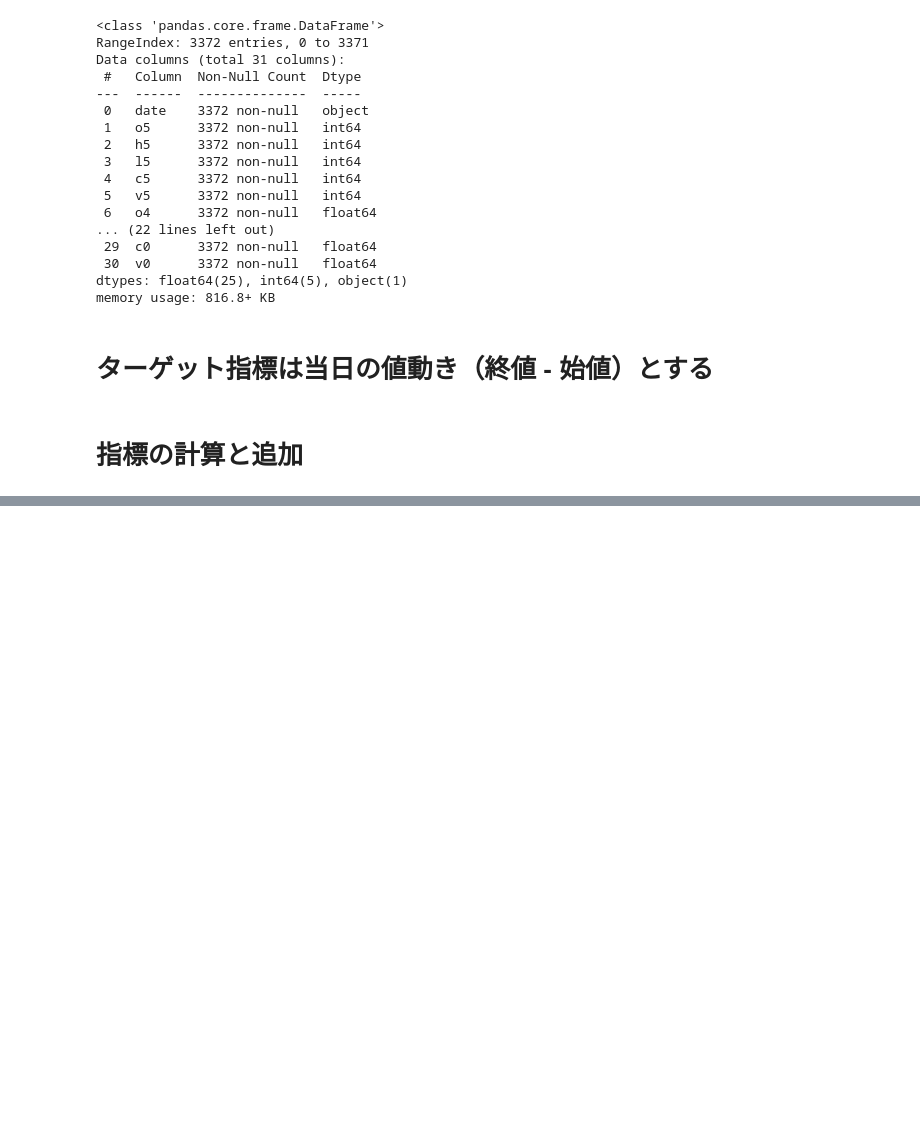
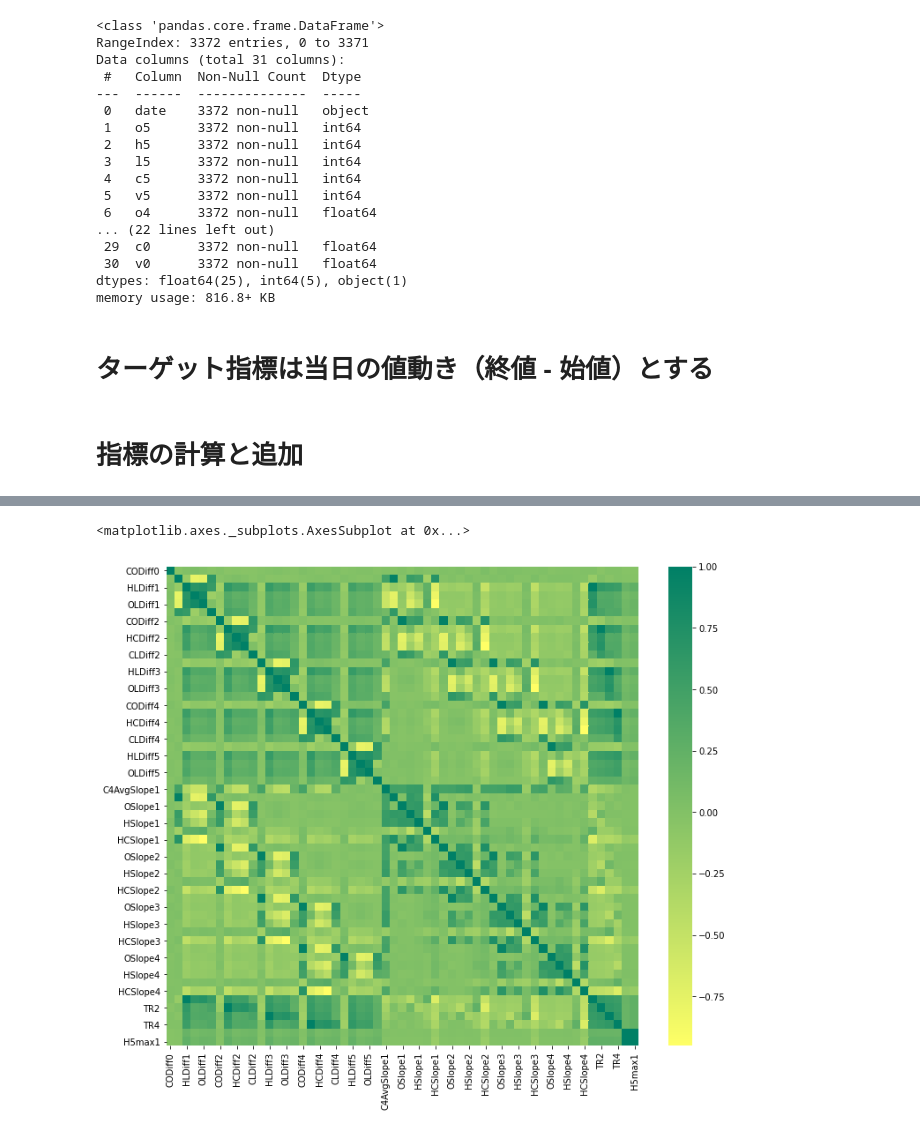
Before and after one commit to tmtlu/traiding-sandbox, a Jupyter notebook: NIKKEI225mini-EDA-05-correlation-analysis.ipynb, the cells around one changed output, grey strips where cells are left out. Cells and saved outputs as stored; diff of their text form; code cells hidden in the pictures; blank space fills up the shorter version.

```diff
--- a/NIKKEI225mini-EDA-05-correlation-analysis.ipynb
+++ b/NIKKEI225mini-EDA-05-correlation-analysis.ipynb
@@ -122,6 +127,7 @@ for i in range(1, lastN+1):
     df[f'HLDiff{i}'] = df[f'h{i}'] - df[f'l{i}'] # 高値 - 安値
     df[f'HCDiff{i}'] = df[f'h{i}'] - df[f'c{i}'] # 高値 - 終値
     df[f'OLDiff{i}'] = df[f'o{i}'] - df[f'l{i}'] # 始値 - 安値
+    df[f'CLDiff{i}'] = df[f'c{i}'] - df[f'l{i}'] # 終値 - 安値
 # %%
 # N日移動平均
 # とりあえず4日固定
@@ -142,6 +148,18 @@ for i in range(1, lastN):
     df[f'LSlope{i}'] = df[f'l{i}'] - df[f'l{i+1}'] # ある日の安値 - 前日の安値
     df[f'HSlope{i}'] = df[f'h{i}'] - df[f'h{i+1}'] # ある日の高値 - 前日の高値
     df[f'VSlope{i}'] = df[f'v{i}'] - df[f'v{i+1}'] # ある日の出来高 - 前日の出来高
+    df[f'HCSlope{i}'] = df[f'l{i}'] - df[f'c{i+1}'] # ある日の高値 - 前日の終値
+# %%
+# 真の値幅（TR）
+'''
+1日の最大の値動きTR（True Range）
+（1）当日の高値と前日の終値の差→当日の高値－前日の終値
+（2）前日の終値と当日の安値の差→前日終値－当日安値
+（3）当日の高値と当日の安値の差→当日の高値－当日の安値
+以上のうちもっとも大きいものがTR
+'''
+for i in range(1, lastN):
+    df[f'TR{i}'] = df[[f'HCSlope{i}', f'CLDiff{i}', f'HLDiff{i}']].max(axis=1)
 # %%
 # 過去N日間の最安値
 df[f'L{lastN}min1'] = df[[f'l{n}' for n in range(1,lastN+1)]].min(axis=1)
@@ -205,0 +222,6 @@ for x_label in dfp.columns:
+# %%
+fig, ax = plt.subplots(1, 1, figsize=(12,10))
+sns.heatmap(dfp.corr(), cmap='summer_r', ax=ax)
+# %% [output]
+<matplotlib.axes._subplots.AxesSubplot at 0x...>
+[figure, added]
```
Also changed, not shown: parts of 11 cells of this notebook.
